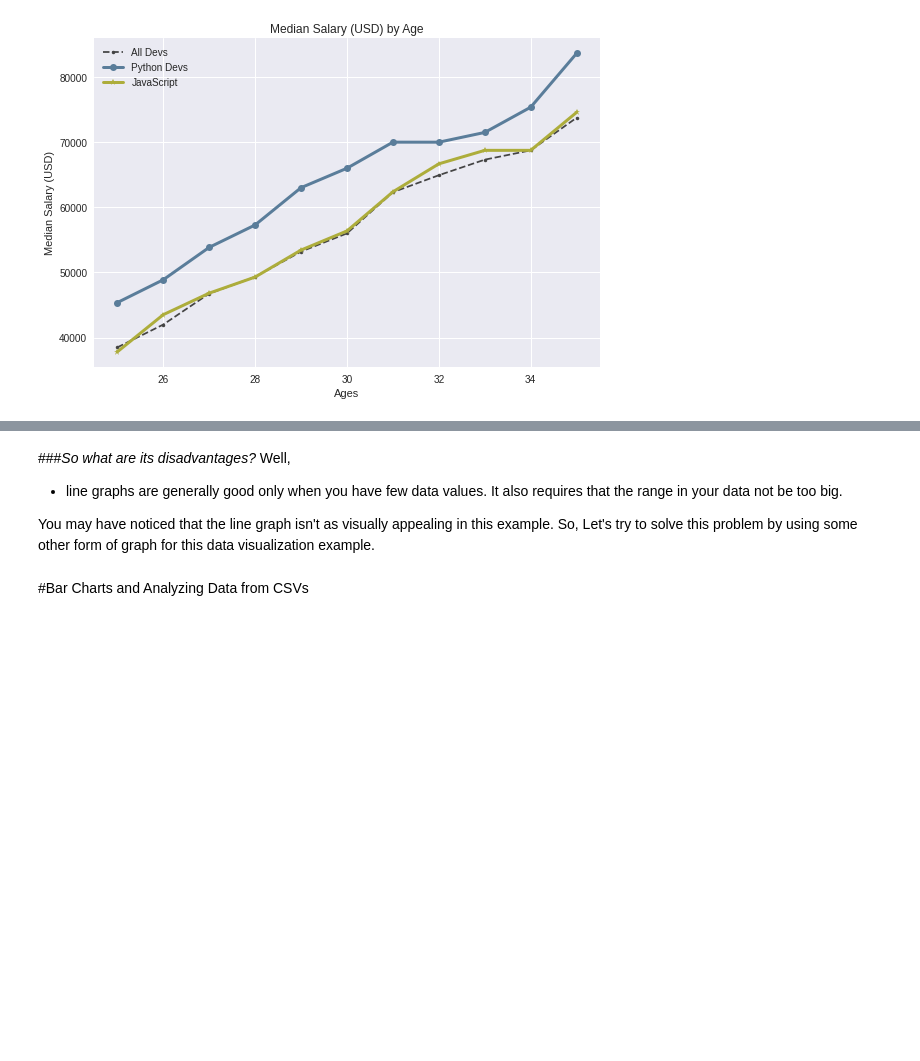
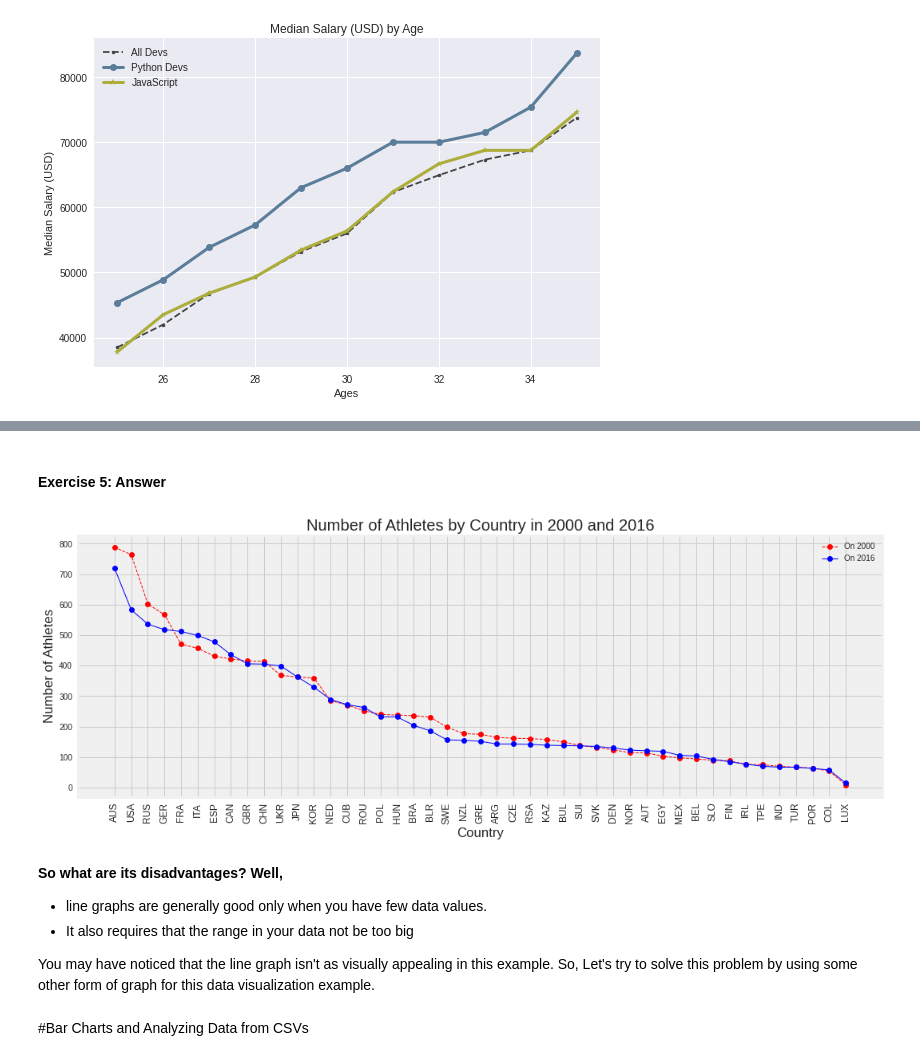
Before and after one commit to GPrathap/pythonII, a Jupyter notebook: matplotlib/matplot-new.ipynb, the cells around one changed output, grey strips where cells are left out. Drawn from its saved outputs; the diff is of its cells as text; code cells hidden in the pictures; blank space fills up the shorter version.

```diff
--- a/matplotlib/matplot-new.ipynb
+++ b/matplotlib/matplot-new.ipynb
@@ -160,12 +203,16 @@ In this example we will consider the number of athletes participated from differ
+# %% [markdown]
+#### **Exercise 5**: Answer
 # %%
 from matplotlib import pyplot as plt
 import pandas as pd
+import numpy as np
+
 #configure the graph size & style (height and width)
 plt.figure(figsize=(15,6))
 plt.style.use('fivethirtyeight')
 
 #loading the data from CSV
-athlete_data = pd.read_csv('/content/drive/MyDrive/Colab Notebooks/data/athlete_events.csv')
+athlete_data = pd.read_csv('/content/sample_data/athlete_events.csv')
 
 #filter first 50 countries where most number of atletes participation in all time
 x = athlete_data.NOC.value_counts().index[0:50]
@@ -185,40 +232,43 @@ x_2000=top_50_country_data[is_2000].NOC.value_counts().index[0:50]
 countries_participated_in_2000 = top_50_country_data[top_50_country_data.NOC.isin(x_2000)]
 
 #then get the number of atletes from 2016 Olympics,those countires participated in 2000
 y_2016=countries_participated_in_2000[is_2016].NOC.value_counts().values[0:50]
 #filter countries names participated in 2016 olympics,max to min
 x_2016=countries_participated_in_2000[is_2000].NOC.value_counts().index[0:50]
 
 #process data to visualize as a comparison
 y_2016_processed_values = []
 index = 0
 for country_2000 in x_2000:
   resultIndex = np.where(x_2016 == country_2000)
   y_2016_processed_values.append(y_2016[resultIndex[0]])
 
 
 #plot graphs
 plt.plot(x_2000, y_2000, color='#ff0000', linestyle='--',linewidth=1,marker='o', label="Number of Athletes in 2000")
 plt.plot(x_2000, y_2016_processed_values, color='#0000ff', marker='o',linewidth=1, label='Number of Athletes in 2016')
 
 #label the graphs
 plt.xlabel('Country')
 plt.ylabel('Number of Athletes')
 plt.title('Number of Athletes by Country in 2000 and 2016')
 plt.legend(['On 2000', 'On 2016'])
 plt.xticks(rotation='vertical',size=12)
 plt.grid(True)
 plt.tight_layout()
 
 #save as an image
 plt.savefig('Line graph plot comparison of Olympics 2000 vs 2016.png')
-
-plt.show()
+# %% [output]
+[figure, added]
 # %% [markdown]
-###*So what are its disadvantages?* Well,
+**So what are its disadvantages? Well,**
 
 
-*   line graphs are generally good only when you have few data values. It also requires that the range in your data not be too big.
+*   line graphs are generally good only when you have few data values.
+*   It also requires that the range in your data not be too big
+
+
 
 
 You may have noticed that the line graph isn't as visually appealing in this example. So, Let's try to solve this problem by using some other form of graph for this data visualization example.
```
Also changed, not shown: parts of 17 cells of this notebook.
